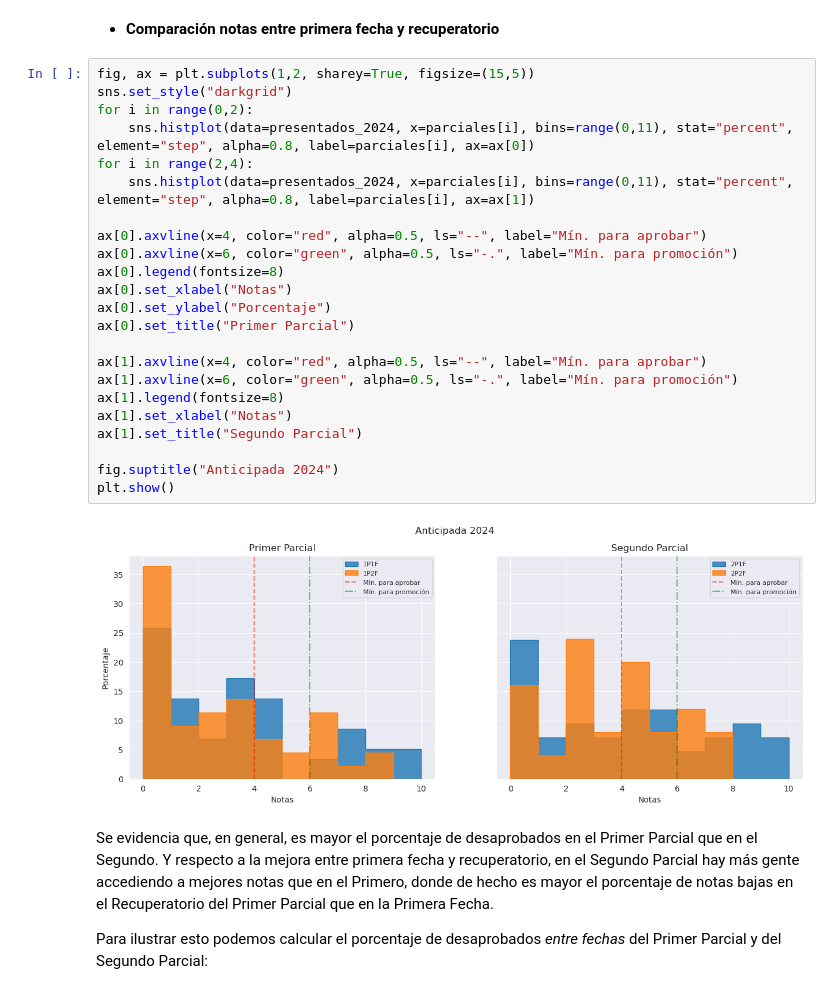
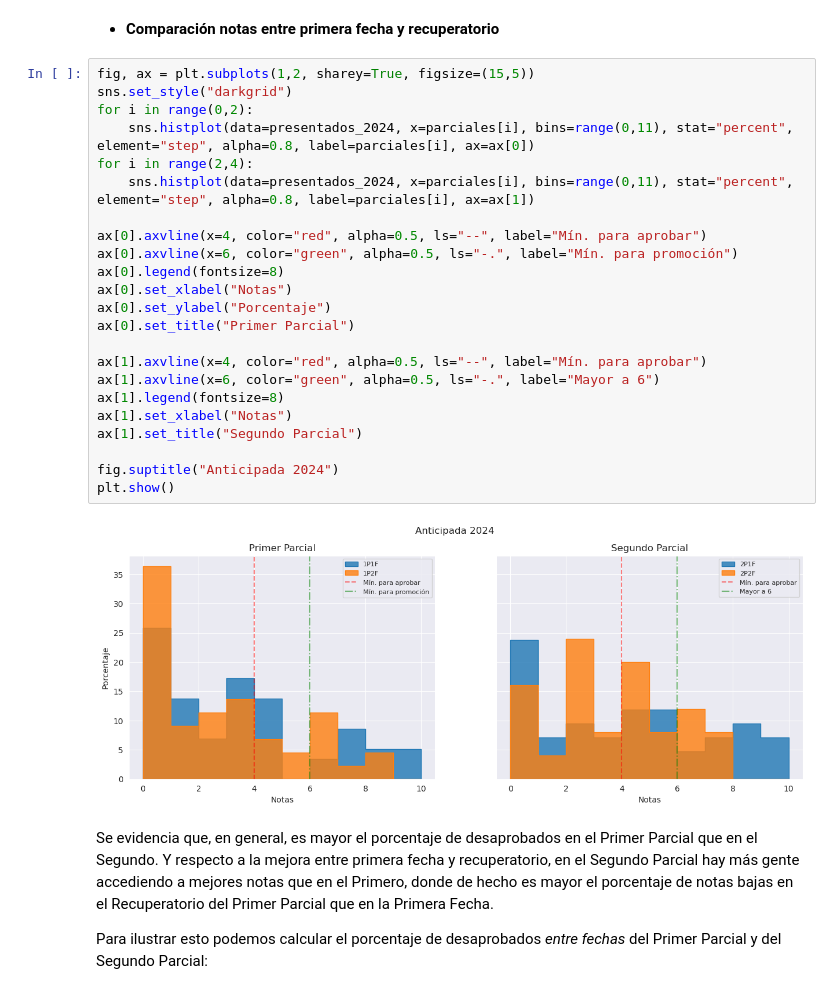
Before and after one commit to juanjogervasio/Intro-courses-analysis, a Jupyter notebook: Mate_PI_Analysis.ipynb, the cells around one changed output. Saved outputs shown, nothing was run; the diff lists cells and outputs as text.

```diff
--- a/Mate_PI_Analysis.ipynb
+++ b/Mate_PI_Analysis.ipynb
@@ -380,28 +380,28 @@ Vemos que rindieron 62 personas el primer parcial, y 45 el segundo parcial. Nadi
 # %%
 fig, ax = plt.subplots(1,2, sharey=True, figsize=(15,5))
 sns.set_style("darkgrid")
 for i in range(0,2):
     sns.histplot(data=presentados_2024, x=parciales[i], bins=range(0,11), stat="percent", element="step", alpha=0.8, label=parciales[i], ax=ax[0])
 for i in range(2,4):
     sns.histplot(data=presentados_2024, x=parciales[i], bins=range(0,11), stat="percent", element="step", alpha=0.8, label=parciales[i], ax=ax[1])
 
 ax[0].axvline(x=4, color="red", alpha=0.5, ls="--", label="Mín. para aprobar")
 ax[0].axvline(x=6, color="green", alpha=0.5, ls="-.", label="Mín. para promoción")
 ax[0].legend(fontsize=8)
 ax[0].set_xlabel("Notas")
 ax[0].set_ylabel("Porcentaje")
 ax[0].set_title("Primer Parcial")
 
 ax[1].axvline(x=4, color="red", alpha=0.5, ls="--", label="Mín. para aprobar")
-ax[1].axvline(x=6, color="green", alpha=0.5, ls="-.", label="Mín. para promoción")
+ax[1].axvline(x=6, color="green", alpha=0.5, ls="-.", label="Mayor a 6")
 ax[1].legend(fontsize=8)
 ax[1].set_xlabel("Notas")
 ax[1].set_title("Segundo Parcial")
 
 fig.suptitle("Anticipada 2024")
 plt.show()
 # %% [output]
-[figure, old version]
+[figure, new version]
 # %% [markdown]
 Se evidencia que, en general, es mayor el porcentaje de desaprobados en el Primer Parcial que en el Segundo. Y respecto a la mejora entre primera fecha y recuperatorio, en el Segundo Parcial hay más gente accediendo a mejores notas que en el Primero, donde de hecho es mayor el porcentaje de notas bajas en el Recuperatorio del Primer Parcial que en la Primera Fecha.
 
```
Also changed, not shown: parts of 33 cells of this notebook.
